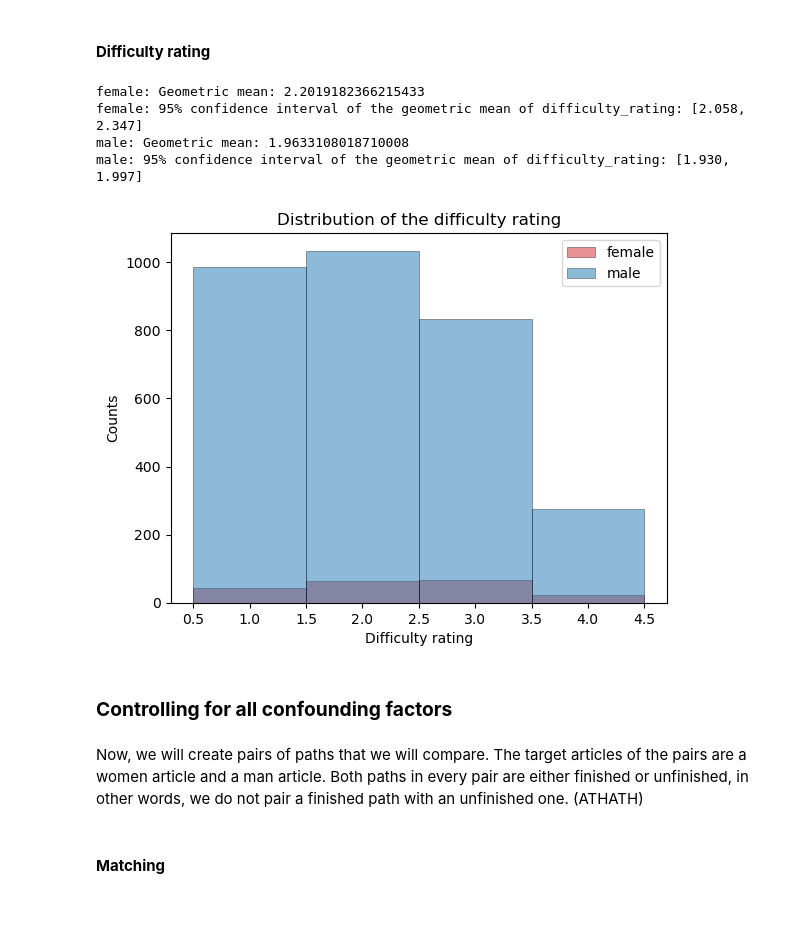
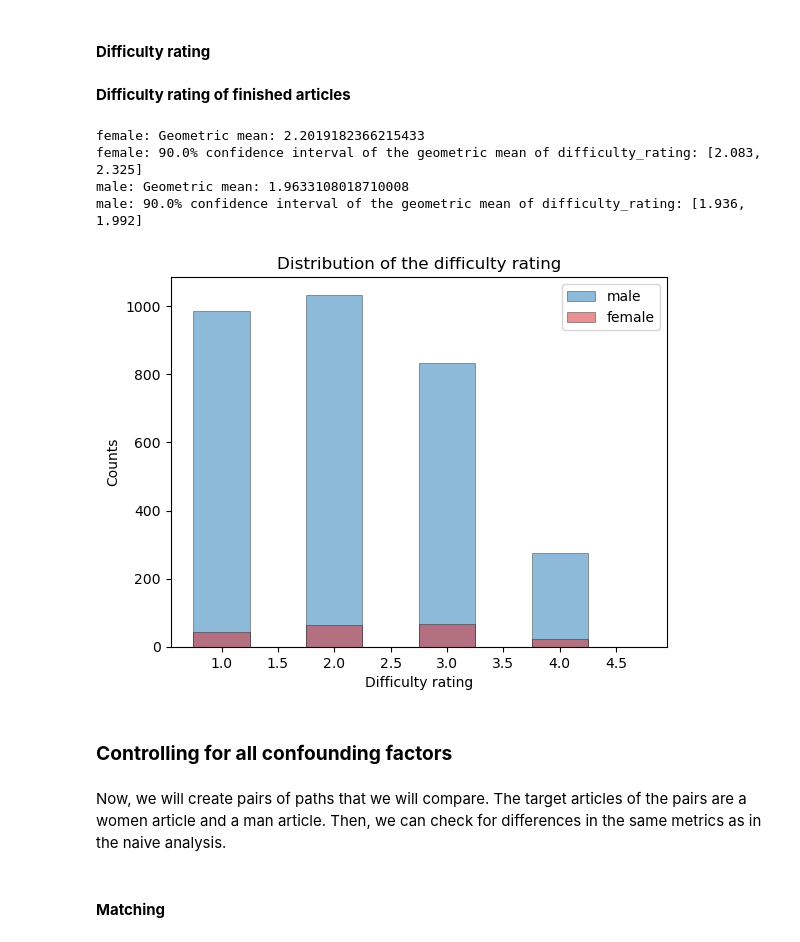
Before and after one commit to epfl-ada/ada-2022-project-metadata, a Jupyter notebook: project.ipynb, the cells around one changed output. Saved outputs shown, nothing was run; the diff lists cells and outputs as text; code cells hidden in the pictures; blank space fills up the shorter version.

```diff
--- a/project.ipynb
+++ b/project.ipynb
@@ -222,8 +226,7 @@ articles["index"] = articles.index
 help_articles = articles.set_index("article")
 
 # shortest path length is added to the path_overview
-path_overview["shortest_path_length"] = path_overview.apply(lambda x: get_shortest_distance(x["source"], x["target"],
-                                                                                            help_articles), axis = 1)
+path_overview["shortest_path_length"] = path_overview.apply(lambda x: get_shortest_distance(x["source"], x["target"],                                                                                         help_articles), axis = 1)
 # %% [markdown]
 Below, we remove all infeasible paths, i.e., all source and target pairs that have a shortest path length value of -1:
 # %%
@@ -275,5 +264,5 @@ path_overview.to_csv("./data/all_paths_overview.csv")
 Let's turn our attention to all people, and identify the paths in `path_overview` that only have people as target article:
 # %%
 # find only targets that are people
-people_target_paths = path_overview.merge(people[['name', 'category', 'gender']],
+people_target_paths = path_overview.merge(people[['name', 'category', 'gender', 'nr_link_in']],
                                           how = "inner", left_on = "target", right_on = "name")
@@ -280 +271,3 @@ people_target_paths = path_overview.merge(people[['name', 'category', 'gender']]
+# %%
+people_target_paths["in_degree_rep"] = pd.cut(people_target_paths["nr_link_in"], bins=10, labels=np.arange(1,11,1))
 # %% [markdown]
@@ -388,5 +436,5 @@ A helpful function to plot two histograms on the same plot:
 # %%
-def plot_2_dist(column, dataframe, bins = np.array([]), my_title = "", my_xlabel = "", my_ylabel = "", ylog=False):
+def plot_2_dist(column, dataframe, bins = np.array([]), my_title = "", my_xlabel = "", my_ylabel = "", xlog=False, ylog=False):
     '''
     Plot two histograms with a vertical line that describes the median of the metric.
     :param column: metric to be plotted
@@ -395,7 +443,8 @@ def plot_2_dist(column, dataframe, bins = np.array([]), my_title = "", my_xlabel
     :param my_title: set the title of the plot
     :param my_xlabel: set the x label of the plot
     :param my_ylabel: set the y label of the plot
-    :param ylog: set to True if you wish to plot the histogram with a log-scale
+    :param xlog: set to True if you wish to plot the histogram with a log-scale on x-axis
+    :param ylog: set to True if you wish to plot the histogram with a log-scale on y-axis
     :return: plot
     '''
     female = dataframe[dataframe["gender"]== "female"][column]
@@ -404,18 +453,20 @@ def plot_2_dist(column, dataframe, bins = np.array([]), my_title = "", my_xlabel
     # let's first check the distribution of both the male and the female data available
     if bins.size == 0:
         bins = np.arange(min(female)-0.5, max(female) + 0.5, 1)
+    # plot the male distribution of the metric
+    plt.hist(male,
+            color = 'tab:blue', edgecolor = 'black', linewidth = 0.5, alpha=0.5,
+            bins= bins, label ="male")
     # plot the female distribution of the metric
     plt.hist(female,
             color = 'tab:red', edgecolor = 'black', linewidth = 0.5, alpha=0.5,
             bins= bins, label ="female")
-    # plot the male distribution of the metric
-    plt.hist(male,
-            color = 'tab:blue', edgecolor = 'black', linewidth = 0.5, alpha=0.5,
-            bins= bins, label ="male")
     plt.xlabel(my_xlabel)
     plt.ylabel(my_ylabel)
     if ylog:
         plt.yscale('log')
+    if xlog:
+        plt.xscale('log')
     plt.title(my_title)
     # add a vertical line that describes the median of the metric
     plt.axvline(np.median(female), color="tab:red")
@@ -629,23 +605,27 @@ plot_2_dist("number_backclicks", people_target_paths,
 # %% [markdown]
 #### **Difficulty rating**
+# %% [markdown]
+**Difficulty rating of finished articles**
 # %%
-wdiffrating_mean = bootstrap_metric("difficulty_rating", people_target_paths[people_target_paths["finished"] == True], "female")
+wdiffrating_mean, summary = bootstrap_metric("difficulty_rating", people_target_paths[people_target_paths["finished"] == True], "female",
+                                   estimator = 'Geometric', ci = 0.9)
 
-mdiffrating_mean = bootstrap_metric("difficulty_rating", people_target_paths[people_target_paths["finished"] == True], "male")
+mdiffrating_mean, summary = bootstrap_metric("difficulty_rating", people_target_paths[people_target_paths["finished"] == True], "male",
+                                   estimator = 'Geometric', ci = 0.9)
 # %% [output]
 female: Geometric mean: 2.2019182366215433
-female: 95% confidence interval of the geometric mean of difficulty_rating: [2.058, 2.347]
+female: 90.0% confidence interval of the geometric mean of difficulty_rating: [2.083, 2.325]
 male: Geometric mean: 1.9633108018710008
-male: 95% confidence interval of the geometric mean of difficulty_rating: [1.930, 1.997]
+male: 90.0% confidence interval of the geometric mean of difficulty_rating: [1.936, 1.992]
 # %%
-plot_2_dist("difficulty_rating", people_target_paths[people_target_paths["finished"] == True],
+plot_2_dist("difficulty_rating", people_target_paths[people_target_paths["finished"] == True], bins=np.arange(1-0.25,5+0.25,0.5),
             my_title="Distribution of the difficulty rating", my_xlabel="Difficulty rating", my_ylabel="Counts")
 # %% [output]
-[figure, old version]
+[figure, new version]
 # %% [markdown]
 ### **Controlling for all confounding factors**
 # %% [markdown]
-Now, we will create pairs of paths that we will compare. The target articles of the pairs are a women article and a man article. Both paths in every pair are either finished or unfinished, in other words, we do not pair a finished path with an unfinished one. (ATHATH)
+Now, we will create pairs of paths that we will compare. The target articles of the pairs are a women article and a man article. Then, we can check for differences in the same metrics as in the naive analysis.
 # %% [markdown]
 #### **Matching**
 # %% [markdown]
```
Also changed, not shown: parts of 133 cells of this notebook.
